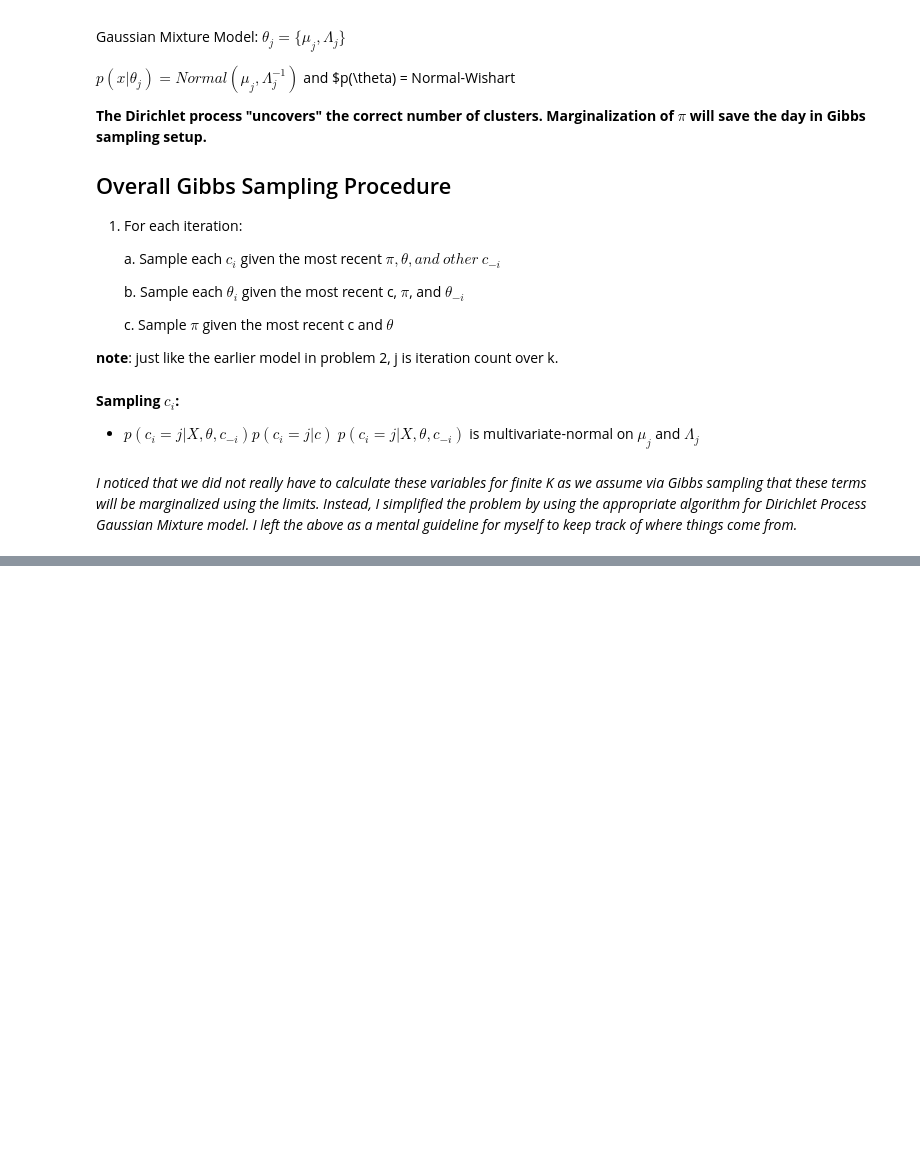
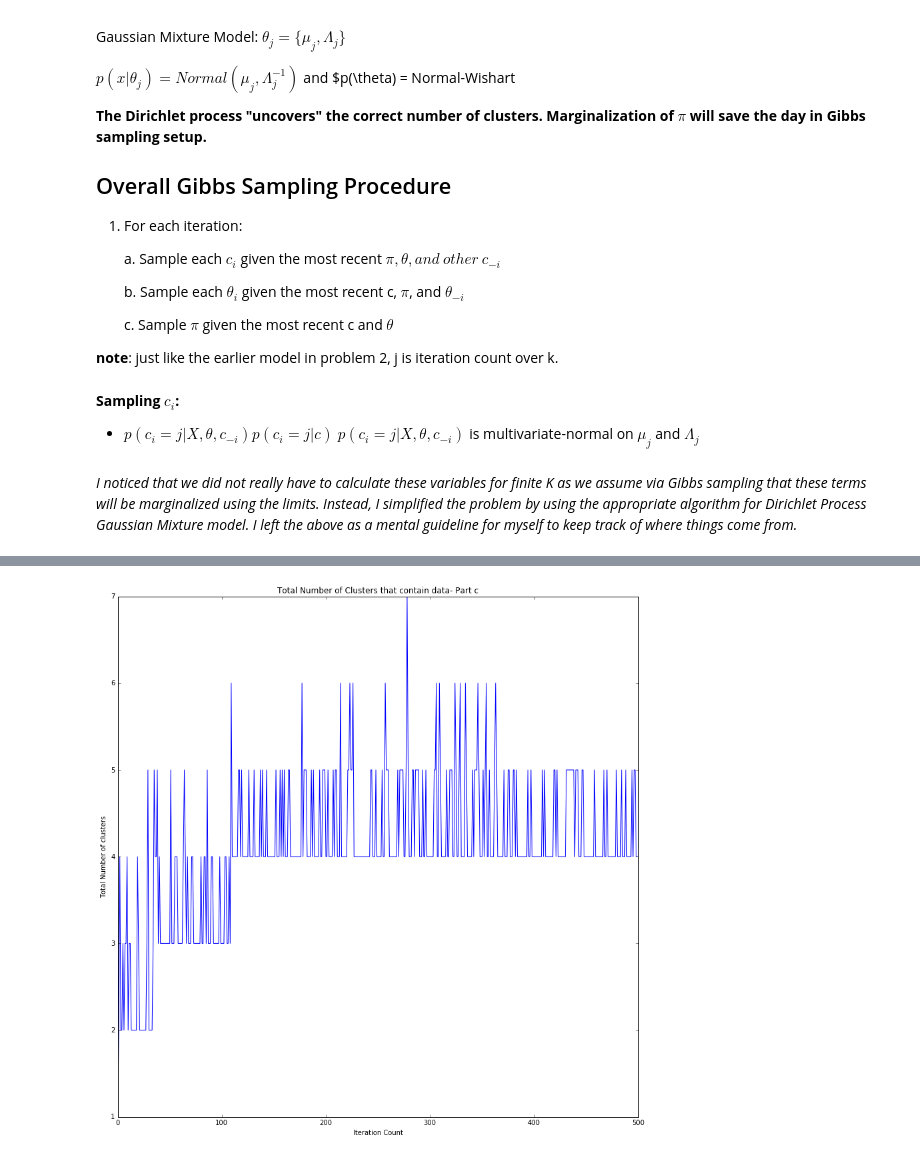
Before and after one commit to arkilic/notebooks, a Jupyter notebook: GMM-Gibbs Sampling.ipynb, the cells around one changed output, grey strips where cells are left out. Saved outputs shown, nothing was run; the diff lists cells and outputs as text; code cells hidden in the pictures; blank space fills up the shorter version.

```diff
--- a/GMM-Gibbs Sampling.ipynb
+++ b/GMM-Gibbs Sampling.ipynb
@@ -176,0 +202,4 @@ ValueError: Array 'mean' must be a vector of length 6.
+# %%
+plot_TotalClusters(gibbgmm[4])
+# %% [output]
+[figure, added]
```
Also changed, not shown: parts of 9 cells of this notebook.
